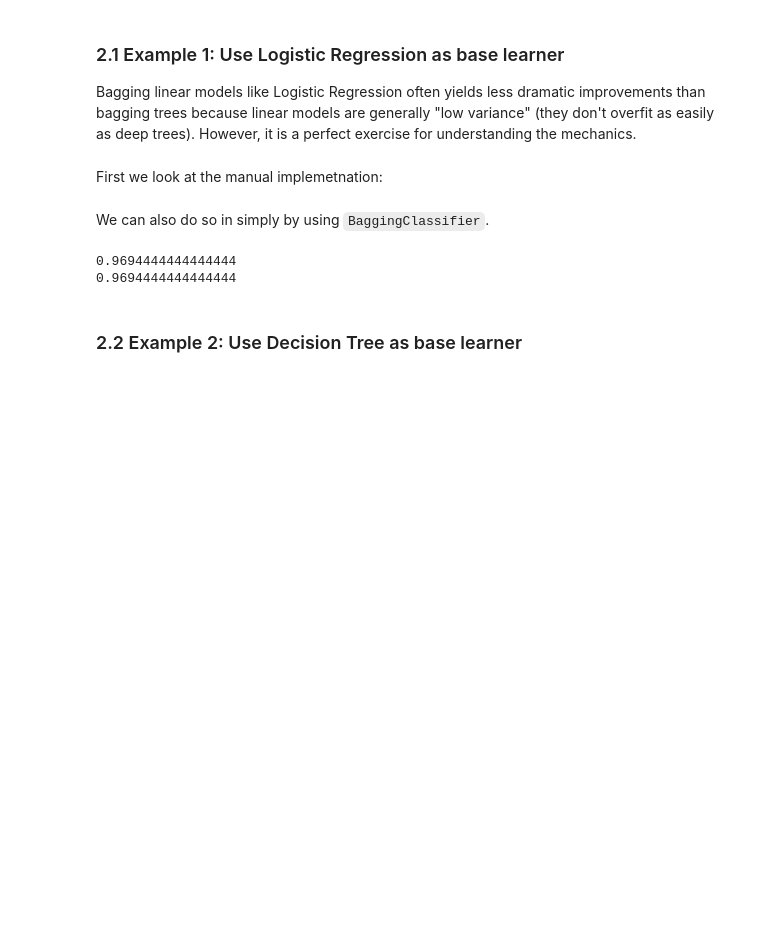
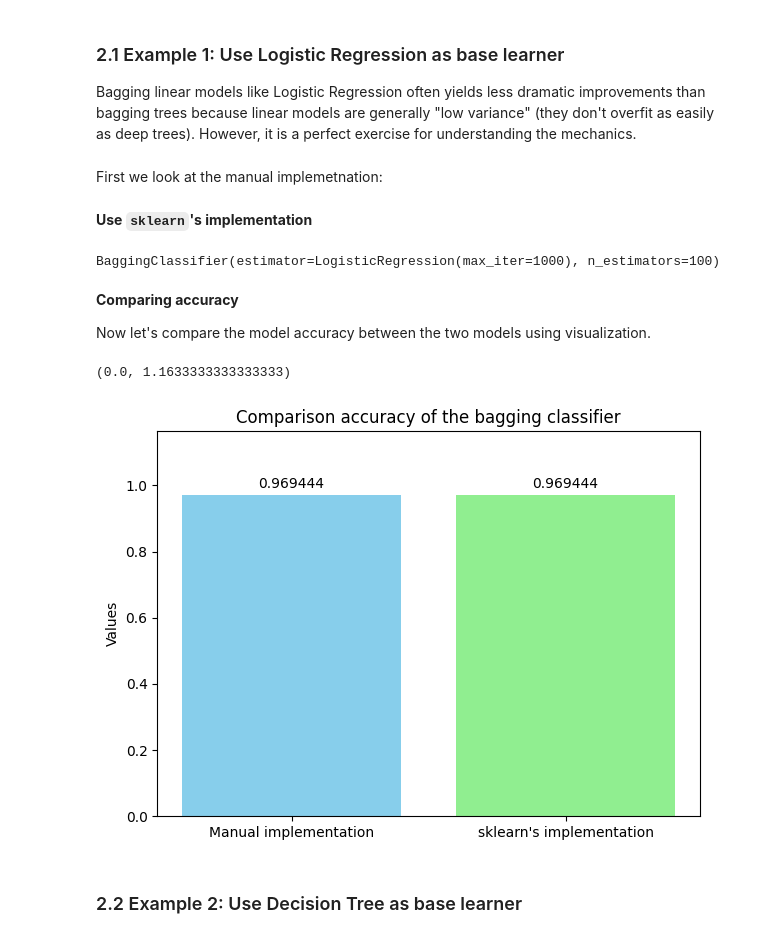
Before and after one commit to IIB-Lab/AI-ML-bootcamp-tutorials, a Jupyter notebook: 02-supervised-learning/ensembles/ensembles.ipynb, the cells around one changed output. Cells and saved outputs as stored; diff of their text form; code cells hidden in the pictures; blank space fills up the shorter version.

```diff
--- a/02-supervised-learning/ensembles/ensembles.ipynb
+++ b/02-supervised-learning/ensembles/ensembles.ipynb
@@ -151,5 +160,5 @@ m_logit_bag = LogitBagging(n_estimators=100)
 # %% [markdown]
-We can also do so in simply by using `BaggingClassifier`.
+**Use `sklearn`'s implementation**
 # %%
 from sklearn.ensemble import BaggingClassifier
 
@@ -157,18 +166,43 @@ sk_logit_bag = BaggingClassifier(
     estimator=LogisticRegression(max_iter=1000),
     n_estimators=100,
 )
+sk_logit_bag.fit(X_train, y_train)
+# %% [output]
+BaggingClassifier(estimator=LogisticRegression(max_iter=1000), n_estimators=100)
+# %% [markdown]
+**Comparing accuracy**
+
+Now let's compare the model accuracy between the two models using visualization.
 # %%
 from sklearn.metrics import accuracy_score
 
 
-m_logit_bag.fit(X_train, y_train)
-print(accuracy_score(y_test, m_logit_bag.predict(X_test)))
 
-sk_logit_bag.fit(X_train, y_train)
-print(accuracy_score(y_test, sk_logit_bag.predict(X_test)))
+from sklearn.metrics import accuracy_score
+
+m_logit_acc = accuracy_score(y_test, m_logit_bag.predict(X_test))
+sk_logit_acc = accuracy_score(y_test, sk_logit_bag.predict(X_test))
+
+
+
+
+
+categories = ['Manual implementation', 'sklearn\'s implementation',]
+values = [m_logit_acc, sk_logit_acc]
+
+plt.figure(figsize=(7, 5))
+bars = plt.bar(categories, values, color=['skyblue', 'lightgreen', 'pink'])
+
+# Add values on top of the bars
+plt.bar_label(bars, padding=3)
+
+plt.title('Comparison accuracy of the bagging classifier')
+plt.ylabel('Values')
+
+plt.ylim(0, max(values) * 1.2) # Add some space above the bars for the labels
 # %% [output]
-0.9694444444444444
-0.9694444444444444
+(0.0, 1.1633333333333333)
+[figure, added]
 # %% [markdown]
 ### 2.2 Example 2: Use Decision Tree as base learner
 # %% [markdown]
```
Also changed, not shown: parts of 20 cells of this notebook, 4 other files.
